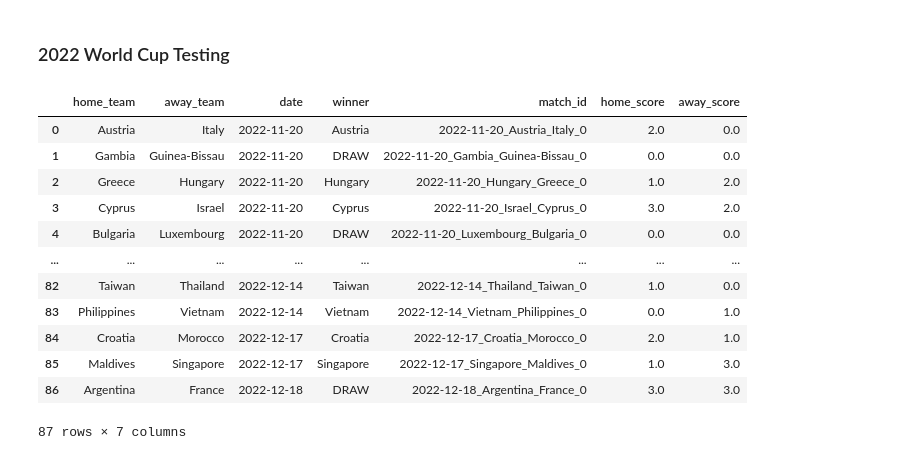
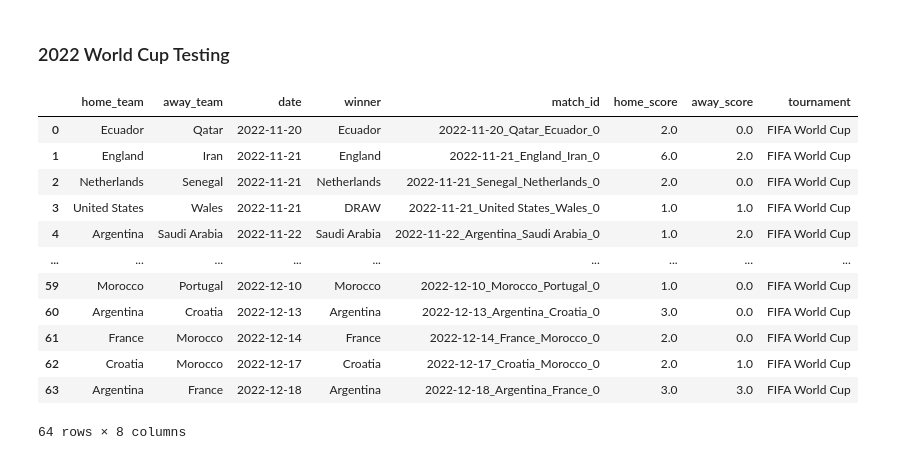
Before and after one commit to nikunjpradhan31/WorldCupPredictionModeling, a Jupyter notebook: two_home_away_predictions.ipynb, the cells around one changed output. Saved outputs shown, nothing was run; the diff lists cells and outputs as text; code cells hidden in the pictures.

Commit message:
World Cup 2022 prediction testing

```diff
--- a/two_home_away_predictions.ipynb
+++ b/two_home_away_predictions.ipynb
@@ -1378,57 +1378,61 @@ weighted avg       0.45      0.58      0.51      7514
 ### 2022 World Cup Testing
 # %%
 match_testing = features.copy()
-
 match_testing = (
     match_testing.loc[
         (match_testing["date"] <= pd.Timestamp("2022-12-18"))
         & (match_testing["date"] >= pd.Timestamp("2022-11-20"))
+        & (match_testing["tournament"] == "FIFA World Cup")
     ]
     .sort_values(by="date", ascending=True, kind="stable")
     .reset_index(drop=True)
 )
 
-display(match_testing.filter(items=["home_team", "away_team", "date", "winner","match_id", "home_score", "away_score"]))
+display(match_testing.filter(items=["home_team", "away_team", "date", "winner","match_id", "home_score", "away_score", "tournament"]))
 
+game_information = match_testing.filter(items=["home_team", "away_team", "date", "winner", "home_score", "away_score"])
 sub_set_features = match_testing.drop(
     columns=[
         "match_id",
         "date",
         "home_team",
         "away_team",
         "home_score",
         "away_score",
         "winner",
+        "tournament",
         #"home_avg_goal_difference_last_10",
         #"away_avg_goal_difference_last_10",
         "home_failed_score_rate_last_5",
         "away_failed_score_rate_last_5",
         #"home_days_since_last_game",
         #"away_days_since_last_game",
         "diff_under_1_5_rate",
         "home_over_2_5_rate_last_5",
         "away_over_2_5_rate_last_5",
         "home_over_3_5_rate_last_5",
         "away_over_3_5_rate_last_5",
         "diff_over_2_5_rate",
         "home_under_1_5_rate_last_5",
         "away_under_1_5_rate_last_5",
         #"home_pi_expected_gd",
         #"away_pi_expected_gd",
     ]
 )
+
 original_y = sub_set_features["winner_code"].astype(int)
+match_features = sub_set_features.drop(columns=["winner_code"])
 # %% [output]
-|  | home_team | away_team | date | winner | match_id | home_score | away_score |
-| 0 | Austria | Italy | 2022-11-20 | Austria | 2022-11-20_Austria_Italy_0 | 2.0 | 0.0 |
-| 1 | Gambia | Guinea-Bissau | 2022-11-20 | DRAW | 2022-11-20_Gambia_Guinea-Bissau_0 | 0.0 | 0.0 |
-| 2 | Greece | Hungary | 2022-11-20 | Hungary | 2022-11-20_Hungary_Greece_0 | 1.0 | 2.0 |
-| 3 | Cyprus | Israel | 2022-11-20 | Cyprus | 2022-11-20_Israel_Cyprus_0 | 3.0 | 2.0 |
-| 4 | Bulgaria | Luxembourg | 2022-11-20 | DRAW | 2022-11-20_Luxembourg_Bulgaria_0 | 0.0 | 0.0 |
-| ... | ... | ... | ... | ... | ... | ... | ... |
-| 82 | Taiwan | Thailand | 2022-12-14 | Taiwan | 2022-12-14_Thailand_Taiwan_0 | 1.0 | 0.0 |
-| 83 | Philippines | Vietnam | 2022-12-14 | Vietnam | 2022-12-14_Vietnam_Philippines_0 | 0.0 | 1.0 |
-| 84 | Croatia | Morocco | 2022-12-17 | Croatia | 2022-12-17_Croatia_Morocco_0 | 2.0 | 1.0 |
-| 85 | Maldives | Singapore | 2022-12-17 | Singapore | 2022-12-17_Singapore_Maldives_0 | 1.0 | 3.0 |
-| 86 | Argentina | France | 2022-12-18 | DRAW | 2022-12-18_Argentina_France_0 | 3.0 | 3.0 |
+|  | home_team | away_team | date | winner | match_id | home_score | away_score | tournament |
+| 0 | Ecuador | Qatar | 2022-11-20 | Ecuador | 2022-11-20_Qatar_Ecuador_0 | 2.0 | 0.0 | FIFA World Cup |
+| 1 | England | Iran | 2022-11-21 | England | 2022-11-21_England_Iran_0 | 6.0 | 2.0 | FIFA World Cup |
+| 2 | Netherlands | Senegal | 2022-11-21 | Netherlands | 2022-11-21_Senegal_Netherlands_0 | 2.0 | 0.0 | FIFA World Cup |
+| 3 | United States | Wales | 2022-11-21 | DRAW | 2022-11-21_United States_Wales_0 | 1.0 | 1.0 | FIFA World Cup |
+| 4 | Argentina | Saudi Arabia | 2022-11-22 | Saudi Arabia | 2022-11-22_Argentina_Saudi Arabia_0 | 1.0 | 2.0 | FIFA World Cup |
+| ... | ... | ... | ... | ... | ... | ... | ... | ... |
+| 59 | Morocco | Portugal | 2022-12-10 | Morocco | 2022-12-10_Morocco_Portugal_0 | 1.0 | 0.0 | FIFA World Cup |
+| 60 | Argentina | Croatia | 2022-12-13 | Argentina | 2022-12-13_Argentina_Croatia_0 | 3.0 | 0.0 | FIFA World Cup |
+| 61 | France | Morocco | 2022-12-14 | France | 2022-12-14_France_Morocco_0 | 2.0 | 0.0 | FIFA World Cup |
+| 62 | Croatia | Morocco | 2022-12-17 | Croatia | 2022-12-17_Croatia_Morocco_0 | 2.0 | 1.0 | FIFA World Cup |
+| 63 | Argentina | France | 2022-12-18 | Argentina | 2022-12-18_Argentina_France_0 | 3.0 | 3.0 | FIFA World Cup |
-87 rows × 7 columns
+64 rows × 8 columns
```
Also changed, not shown: parts of 17 cells of this notebook, 1 other file.
